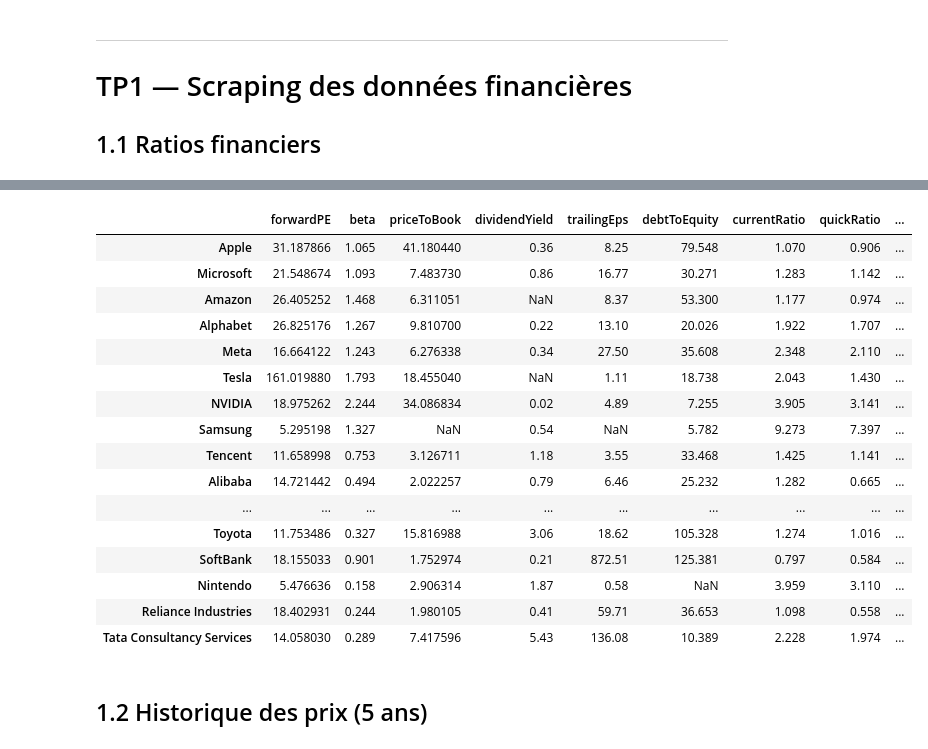
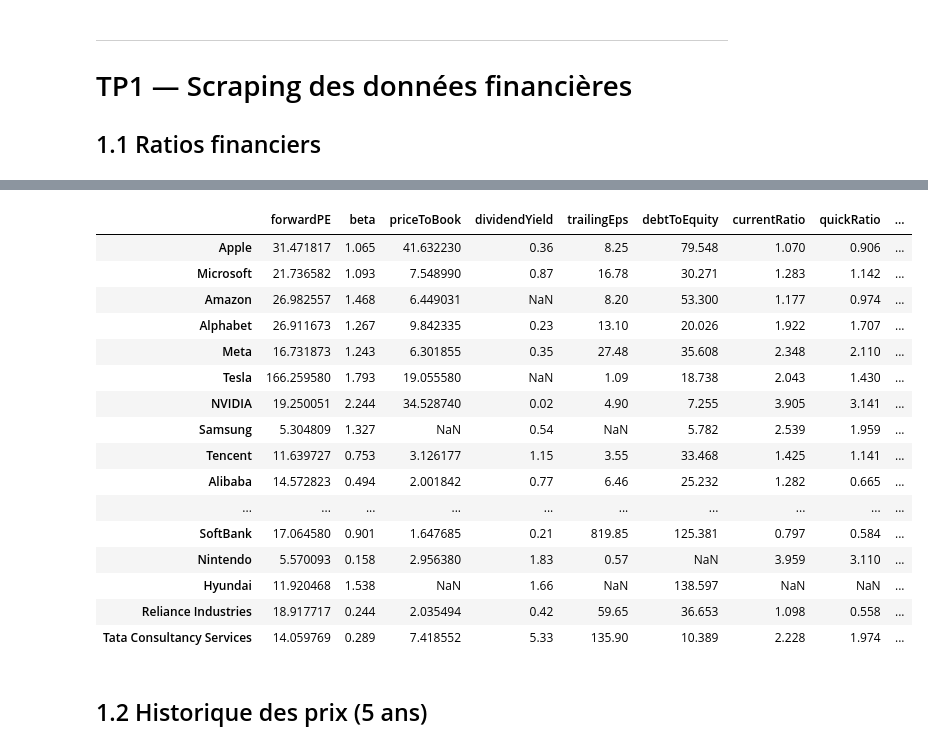
Before and after one commit to huimin-zhang-8/DS_finance, a Jupyter notebook: projet.ipynb, the cells around one changed output, grey strips where cells are left out. Saved outputs shown, nothing was run; the diff lists cells and outputs as text; code cells hidden in the pictures.

```diff
--- a/projet.ipynb
+++ b/projet.ipynb
@@ -134,7 +134,7 @@ companies = {
     "Toyota": "TM",
     "SoftBank": "9984.T",
     "Nintendo": "NTDOY",
-    "Hyundai": "HYMLF",
+    "Hyundai": "005380.KS",
     "Reliance Industries": "RELIANCE.NS",
     "Tata Consultancy Services": "TCS.NS"
 }
@@ -177,7 +177,7 @@ def scrape_financial_ratios(companies: dict, ratios: list) -> pd.DataFrame:
             print(f"  ✘ {company_name} : {e}")
 
     df = pd.DataFrame(data, index=index)
-    df.to_csv("financial_ratios.csv")
+    df.to_csv("financial_ratios.csv", index_label="Company")
     print(f"\nRatios exportés → financial_ratios.csv ({df.shape})")
     return df
 
@@ -227,32 +221,32 @@ Ratios exportés → financial_ratios.csv ((41, 13))
 # %%
 def clean_financial_ratios(df: pd.DataFrame) -> pd.DataFrame:
     """Nettoie les données de ratios financiers."""
     df = df.copy()
     df = df.dropna(axis=1, how='all')
     df = df.dropna(axis=0, how='all')
-    df.to_csv("financial_ratios.csv")
+    df.to_csv("financial_ratios.csv", index_label="Company")
     return df
 
 financial_ratios_df = clean_financial_ratios(financial_ratios_df)
 financial_ratios_df
 # %% [output]
 |  | forwardPE | beta | priceToBook | dividendYield | trailingEps | debtToEquity | currentRatio | quickRatio | ... |
-| Apple | 31.187866 | 1.065 | 41.180440 | 0.36 | 8.25 | 79.548 | 1.070 | 0.906 | ... |
-| Microsoft | 21.548674 | 1.093 | 7.483730 | 0.86 | 16.77 | 30.271 | 1.283 | 1.142 | ... |
-| Amazon | 26.405252 | 1.468 | 6.311051 | NaN | 8.37 | 53.300 | 1.177 | 0.974 | ... |
-| Alphabet | 26.825176 | 1.267 | 9.810700 | 0.22 | 13.10 | 20.026 | 1.922 | 1.707 | ... |
-| Meta | 16.664122 | 1.243 | 6.276338 | 0.34 | 27.50 | 35.608 | 2.348 | 2.110 | ... |
-| Tesla | 161.019880 | 1.793 | 18.455040 | NaN | 1.11 | 18.738 | 2.043 | 1.430 | ... |
-| NVIDIA | 18.975262 | 2.244 | 34.086834 | 0.02 | 4.89 | 7.255 | 3.905 | 3.141 | ... |
-| Samsung | 5.295198 | 1.327 | NaN | 0.54 | NaN | 5.782 | 9.273 | 7.397 | ... |
-| Tencent | 11.658998 | 0.753 | 3.126711 | 1.18 | 3.55 | 33.468 | 1.425 | 1.141 | ... |
-| Alibaba | 14.721442 | 0.494 | 2.022257 | 0.79 | 6.46 | 25.232 | 1.282 | 0.665 | ... |
+| Apple | 31.471817 | 1.065 | 41.632230 | 0.36 | 8.25 | 79.548 | 1.070 | 0.906 | ... |
+| Microsoft | 21.736582 | 1.093 | 7.548990 | 0.87 | 16.78 | 30.271 | 1.283 | 1.142 | ... |
+| Amazon | 26.982557 | 1.468 | 6.449031 | NaN | 8.20 | 53.300 | 1.177 | 0.974 | ... |
+| Alphabet | 26.911673 | 1.267 | 9.842335 | 0.23 | 13.10 | 20.026 | 1.922 | 1.707 | ... |
+| Meta | 16.731873 | 1.243 | 6.301855 | 0.35 | 27.48 | 35.608 | 2.348 | 2.110 | ... |
+| Tesla | 166.259580 | 1.793 | 19.055580 | NaN | 1.09 | 18.738 | 2.043 | 1.430 | ... |
+| NVIDIA | 19.250051 | 2.244 | 34.528740 | 0.02 | 4.90 | 7.255 | 3.905 | 3.141 | ... |
+| Samsung | 5.304809 | 1.327 | NaN | 0.54 | NaN | 5.782 | 2.539 | 1.959 | ... |
+| Tencent | 11.639727 | 0.753 | 3.126177 | 1.15 | 3.55 | 33.468 | 1.425 | 1.141 | ... |
+| Alibaba | 14.572823 | 0.494 | 2.001842 | 0.77 | 6.46 | 25.232 | 1.282 | 0.665 | ... |
 | ... | ... | ... | ... | ... | ... | ... | ... | ... | ... |
-| Toyota | 11.753486 | 0.327 | 15.816988 | 3.06 | 18.62 | 105.328 | 1.274 | 1.016 | ... |
-| SoftBank | 18.155033 | 0.901 | 1.752974 | 0.21 | 872.51 | 125.381 | 0.797 | 0.584 | ... |
-| Nintendo | 5.476636 | 0.158 | 2.906314 | 1.87 | 0.58 | NaN | 3.959 | 3.110 | ... |
-| Reliance Industries | 18.402931 | 0.244 | 1.980105 | 0.41 | 59.71 | 36.653 | 1.098 | 0.558 | ... |
-| Tata Consultancy Services | 14.058030 | 0.289 | 7.417596 | 5.43 | 136.08 | 10.389 | 2.228 | 1.974 | ... |
+| SoftBank | 17.064580 | 0.901 | 1.647685 | 0.21 | 819.85 | 125.381 | 0.797 | 0.584 | ... |
+| Nintendo | 5.570093 | 0.158 | 2.956380 | 1.83 | 0.57 | NaN | 3.959 | 3.110 | ... |
+| Hyundai | 11.920468 | 1.538 | NaN | 1.66 | NaN | 138.597 | NaN | NaN | ... |
+| Reliance Industries | 18.917717 | 0.244 | 2.035494 | 0.42 | 59.65 | 36.653 | 1.098 | 0.558 | ... |
+| Tata Consultancy Services | 14.059769 | 0.289 | 7.418552 | 5.33 | 135.90 | 10.389 | 2.228 | 1.974 | ... |
 # %% [markdown]
 ## 1.2 Historique des prix (5 ans)
 # %%
```
Also changed, not shown: parts of 19 cells of this notebook, 6 other files.
